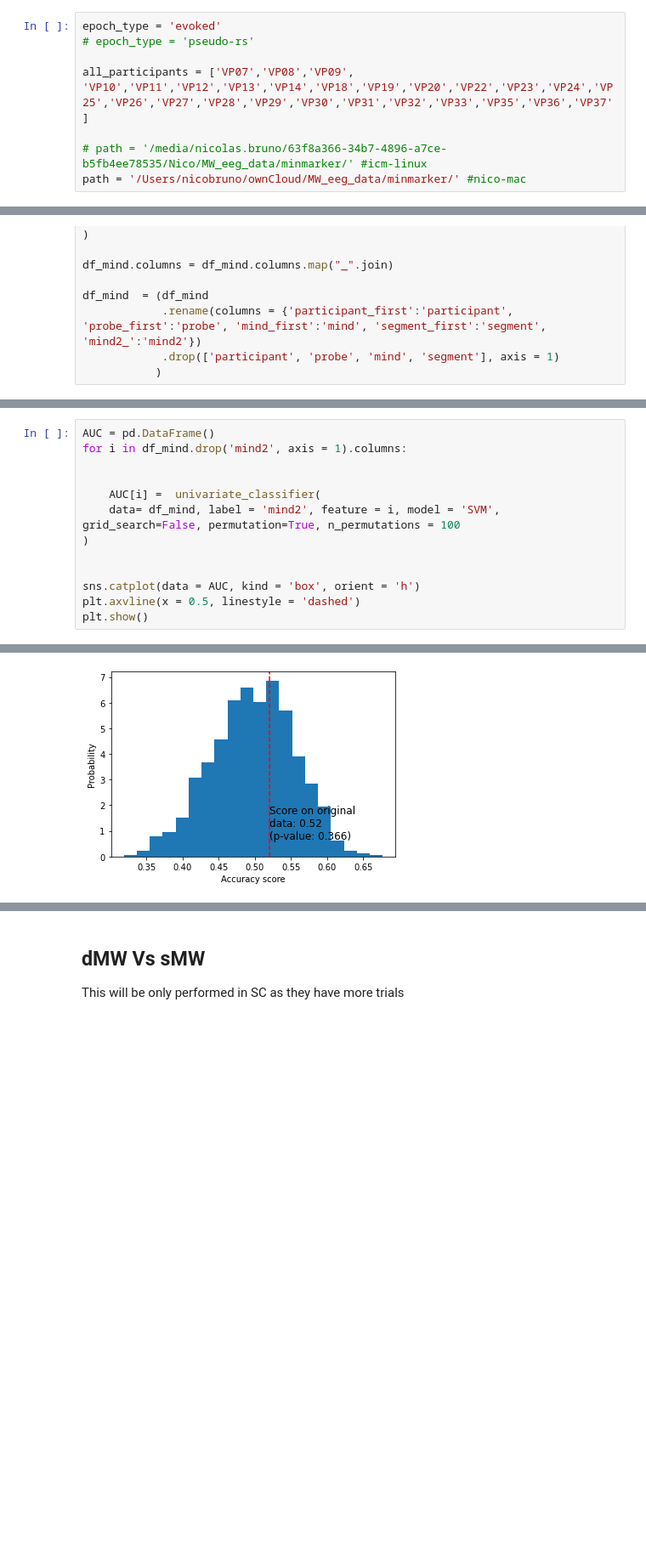
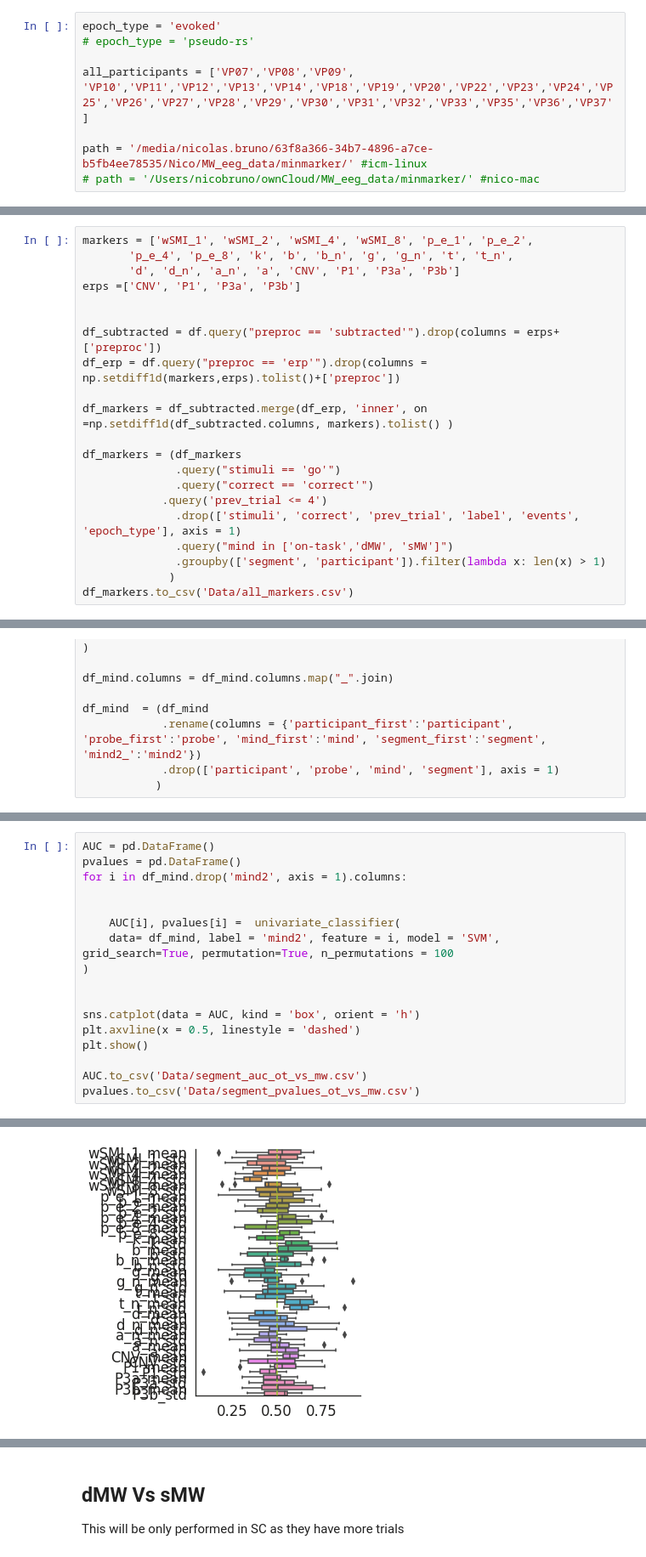
Before and after one commit to Nicobruno92/mw_markers_project, a Jupyter notebook: univariate_analysis.ipynb, the cells around one changed output, grey strips where cells are left out. Shown at 85% size. Cells and saved outputs as stored; diff of their text form; blank space fills up the shorter version.

```diff
--- a/univariate_analysis.ipynb
+++ b/univariate_analysis.ipynb
@@ -28,8 +59,8 @@ epoch_type = 'evoked'
 
 all_participants = ['VP07','VP08','VP09', 'VP10','VP11','VP12','VP13','VP14','VP18','VP19','VP20','VP22','VP23','VP24','VP25','VP26','VP27','VP28','VP29','VP30','VP31','VP32','VP33','VP35','VP36','VP37']
 
-# path = '/media/nicolas.bruno/63f8a366-34b7-4896-a7ce-b5fb4ee78535/Nico/MW_eeg_data/minmarker/' #icm-linux
-path = '/Users/nicobruno/ownCloud/MW_eeg_data/minmarker/' #nico-mac
+path = '/media/nicolas.bruno/63f8a366-34b7-4896-a7ce-b5fb4ee78535/Nico/MW_eeg_data/minmarker/' #icm-linux
+# path = '/Users/nicobruno/ownCloud/MW_eeg_data/minmarker/' #nico-mac
 # %%
 df = pd.DataFrame()
 
@@ -59,3 +77,24 @@ markers = ['wSMI', 'p_e', 'k', 'b', 'b_n', 'g', 'g_n', 't', 't_n',
+# %%
+markers = ['wSMI_1', 'wSMI_2', 'wSMI_4', 'wSMI_8', 'p_e_1', 'p_e_2',
+       'p_e_4', 'p_e_8', 'k', 'b', 'b_n', 'g', 'g_n', 't', 't_n',
+       'd', 'd_n', 'a_n', 'a', 'CNV', 'P1', 'P3a', 'P3b']
+erps =['CNV', 'P1', 'P3a', 'P3b']
+
+
+df_subtracted = df.query("preproc == 'subtracted'").drop(columns = erps+['preproc'])
+df_erp = df.query("preproc == 'erp'").drop(columns = np.setdiff1d(markers,erps).tolist()+['preproc'])
+
+df_markers = df_subtracted.merge(df_erp, 'inner', on =np.setdiff1d(df_subtracted.columns, markers).tolist() )
+
+df_markers = (df_markers
+              .query("stimuli == 'go'")
+              .query("correct == 'correct'")
+            .query('prev_trial <= 4')
+              .drop(['stimuli', 'correct', 'prev_trial', 'label', 'events',  'epoch_type'], axis = 1)
+              .query("mind in ['on-task','dMW', 'sMW']")
+              .groupby(['segment', 'participant']).filter(lambda x: len(x) > 1)
+             )
+df_markers.to_csv('Data/all_markers.csv')
 # %% [markdown]
 # By Subject Univariate analyses
 # %% [markdown]
@@ -318,14 +355,18 @@ List of significant markers: ['k_std' 'b_mean' 't_n_mean' 'P3b_mean']
 # %%
 AUC = pd.DataFrame()
+pvalues = pd.DataFrame()
 for i in df_mind.drop('mind2', axis = 1).columns:
 
 
-    AUC[i] =  univariate_classifier(
-    data= df_mind, label = 'mind2', feature = i, model = 'SVM', grid_search=False, permutation=True, n_permutations = 100
+    AUC[i], pvalues[i] =  univariate_classifier(
+    data= df_mind, label = 'mind2', feature = i, model = 'SVM', grid_search=True, permutation=True, n_permutations = 100
 )
 
 
 sns.catplot(data = AUC, kind = 'box', orient = 'h')
 plt.axvline(x = 0.5, linestyle = 'dashed')
 plt.show()
+
+AUC.to_csv('Data/segment_auc_ot_vs_mw.csv')
+pvalues.to_csv('Data/segment_pvalues_ot_vs_mw.csv')
 # %% [output]
@@ -334 +390 @@ p_value = 0.36563436563436563
-[figure, old version]
+[figure, new version]
```
Also changed, not shown: parts of 15 cells of this notebook, 30 other files.
